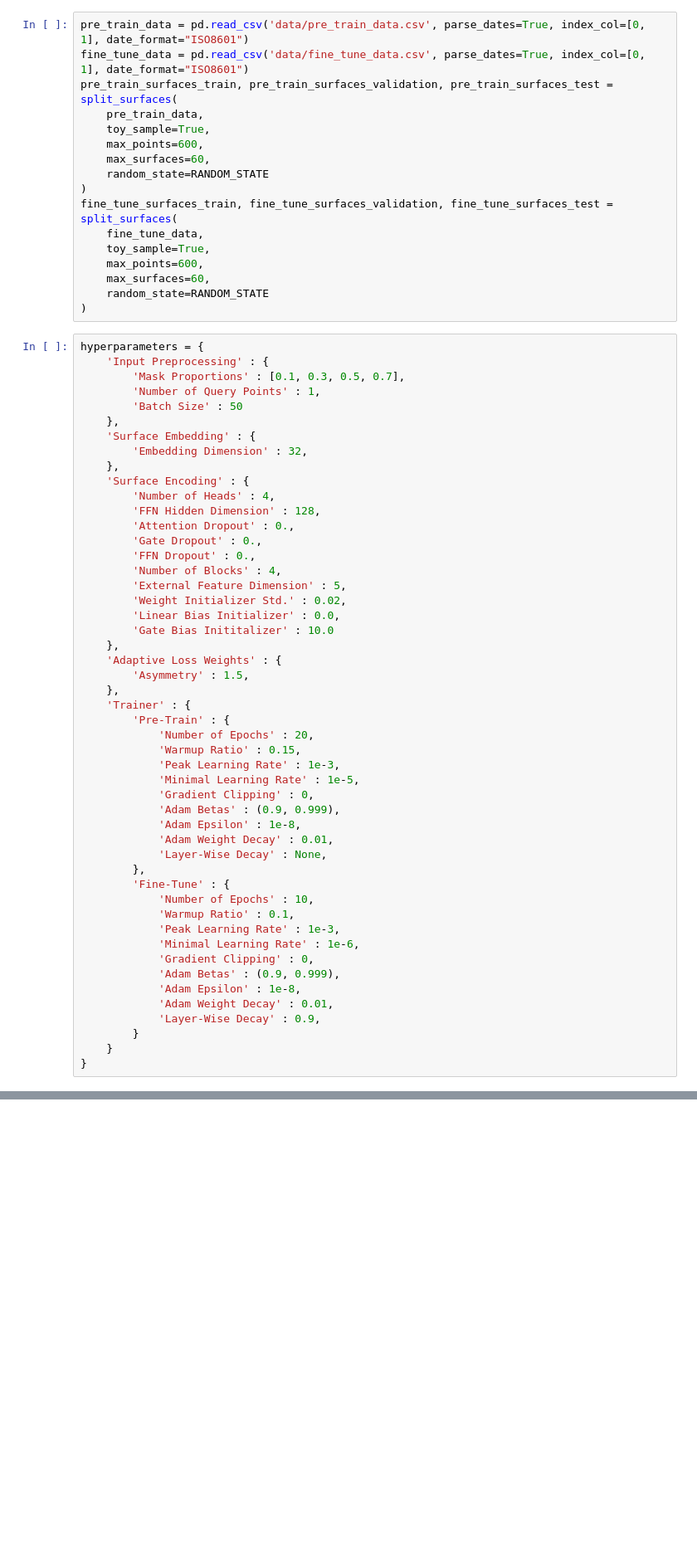
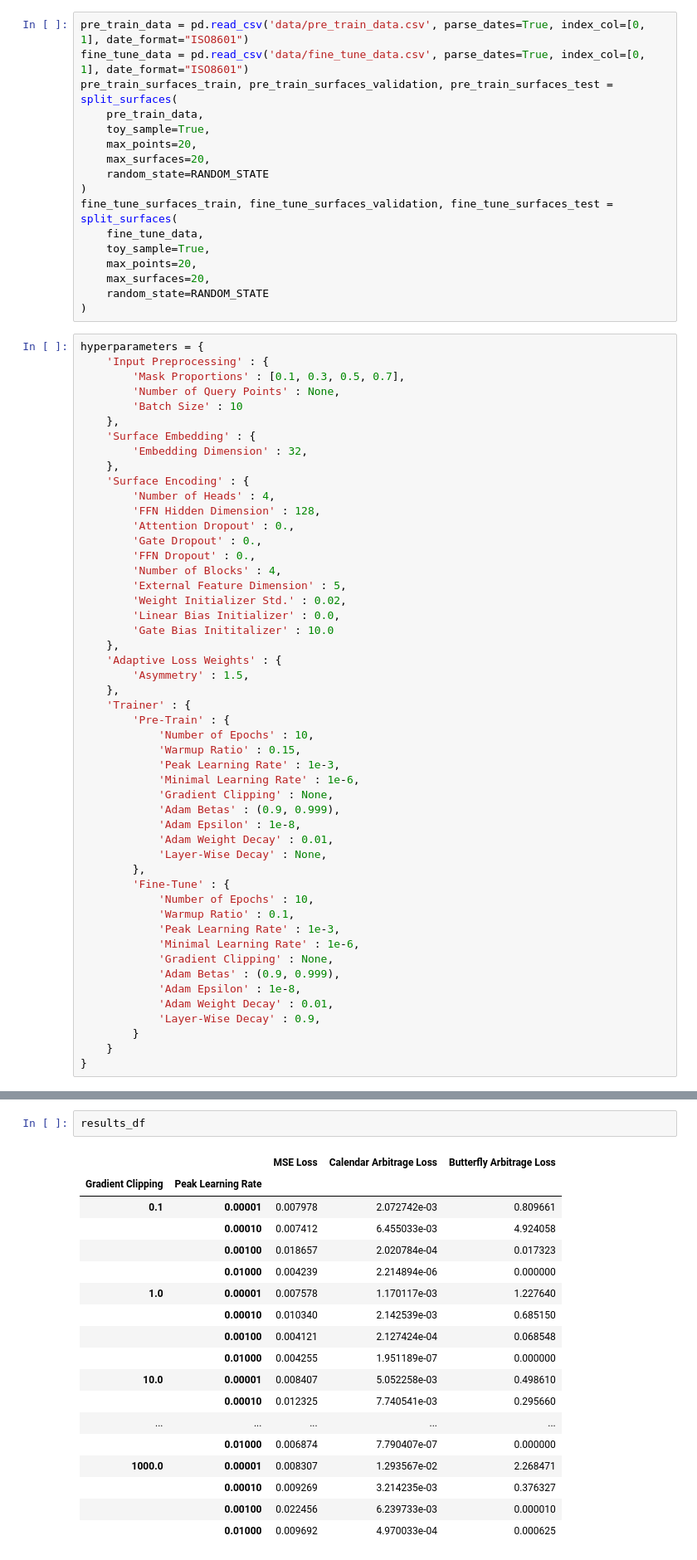
Before and after one commit to daniel-norouzi-m/pre-training-transformers-for-no-arbitrage-implied-volatility-surfaces, a Jupyter notebook: grid_search.ipynb, the cells around one changed output, grey strips where cells are left out. Shown at 83% size. Cells and saved outputs as stored; diff of their text form; blank space fills up the shorter version.

```diff
--- a/grid_search.ipynb
+++ b/grid_search.ipynb
@@ -24,23 +24,23 @@ fine_tune_data = pd.read_csv('data/fine_tune_data.csv', parse_dates=True, index_
 pre_train_surfaces_train, pre_train_surfaces_validation, pre_train_surfaces_test = split_surfaces(
     pre_train_data,
     toy_sample=True,
-    max_points=600,
-    max_surfaces=60,
+    max_points=20,
+    max_surfaces=20,
     random_state=RANDOM_STATE
 )
 fine_tune_surfaces_train, fine_tune_surfaces_validation, fine_tune_surfaces_test = split_surfaces(
     fine_tune_data,
     toy_sample=True,
-    max_points=600,
-    max_surfaces=60,
+    max_points=20,
+    max_surfaces=20,
     random_state=RANDOM_STATE
 )
 # %%
 hyperparameters = {
     'Input Preprocessing' : {
         'Mask Proportions' : [0.1, 0.3, 0.5, 0.7],
-        'Number of Query Points' : 1,
-        'Batch Size' : 50
+        'Number of Query Points' : None,
+        'Batch Size' : 10
     },
     'Surface Embedding' : {
         'Embedding Dimension' : 32,
@@ -62,11 +62,11 @@ hyperparameters = {
     },
     'Trainer' : {
         'Pre-Train' : {
-            'Number of Epochs' : 20,
+            'Number of Epochs' : 10,
             'Warmup Ratio' : 0.15,
             'Peak Learning Rate' : 1e-3,
-            'Minimal Learning Rate' : 1e-5,
-            'Gradient Clipping' : 0,
+            'Minimal Learning Rate' : 1e-6,
+            'Gradient Clipping' : None,
             'Adam Betas' : (0.9, 0.999),
             'Adam Epsilon' : 1e-8,
             'Adam Weight Decay' : 0.01,
@@ -77,7 +77,7 @@ hyperparameters = {
             'Warmup Ratio' : 0.1,
             'Peak Learning Rate' : 1e-3,
             'Minimal Learning Rate' : 1e-6,
-            'Gradient Clipping' : 0,
+            'Gradient Clipping' : None,
             'Adam Betas' : (0.9, 0.999),
             'Adam Epsilon' : 1e-8,
             'Adam Weight Decay' : 0.01,
@@ -128,3 +246,24 @@ pre_train_data_loader_test = DataLoader(
+# %%
+results_df
+# %% [output]
+|  |  | MSE Loss | Calendar Arbitrage Loss | Butterfly Arbitrage Loss |
+| Gradient Clipping | Peak Learning Rate |  |  |  |
+| 0.1 | 0.00001 | 0.007978 | 2.072742e-03 | 0.809661 |
+|  | 0.00010 | 0.007412 | 6.455033e-03 | 4.924058 |
+|  | 0.00100 | 0.018657 | 2.020784e-04 | 0.017323 |
+|  | 0.01000 | 0.004239 | 2.214894e-06 | 0.000000 |
+| 1.0 | 0.00001 | 0.007578 | 1.170117e-03 | 1.227640 |
+|  | 0.00010 | 0.010340 | 2.142539e-03 | 0.685150 |
+|  | 0.00100 | 0.004121 | 2.127424e-04 | 0.068548 |
+|  | 0.01000 | 0.004255 | 1.951189e-07 | 0.000000 |
+| 10.0 | 0.00001 | 0.008407 | 5.052258e-03 | 0.498610 |
+|  | 0.00010 | 0.012325 | 7.740541e-03 | 0.295660 |
+| ... | ... | ... | ... | ... |
+|  | 0.01000 | 0.006874 | 7.790407e-07 | 0.000000 |
+| 1000.0 | 0.00001 | 0.008307 | 1.293567e-02 | 2.268471 |
+|  | 0.00010 | 0.009269 | 3.214235e-03 | 0.376327 |
+|  | 0.00100 | 0.022456 | 6.239733e-03 | 0.000010 |
+|  | 0.01000 | 0.009692 | 4.970033e-04 | 0.000625 |
 # %%
 import torch
 import copy
```
Also changed, not shown: parts of 1 cell of this notebook, 9 other files.
